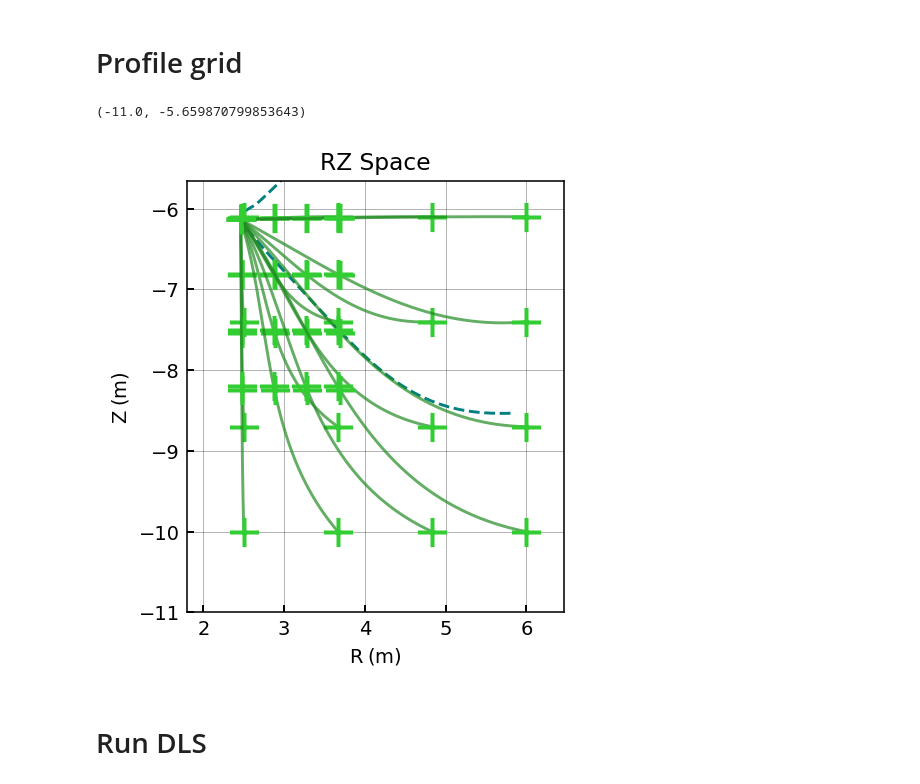
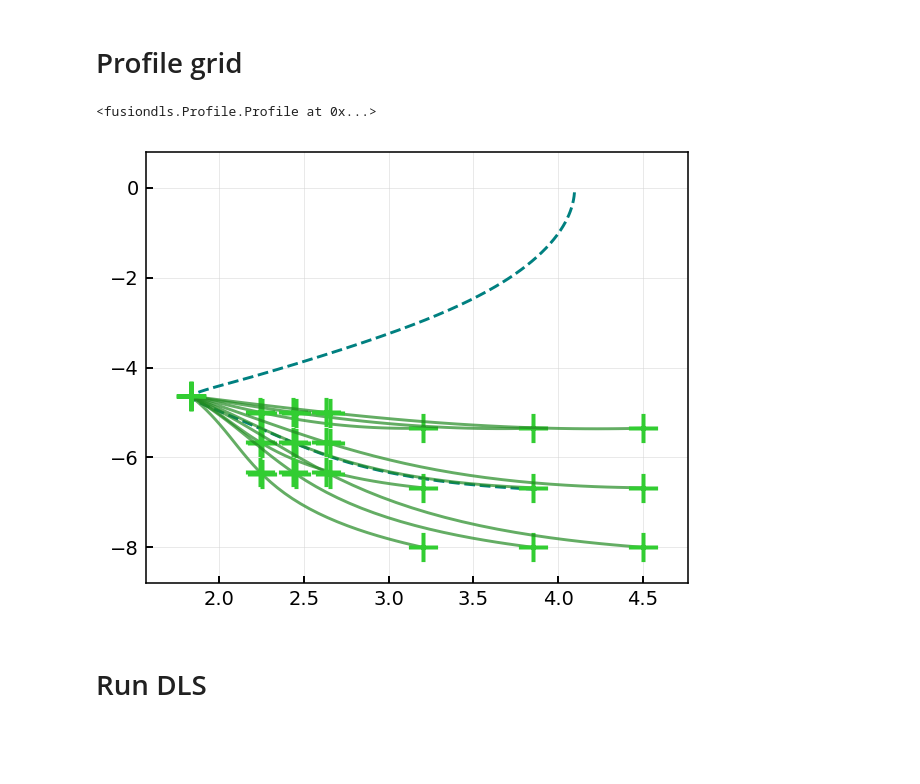
Before and after one commit to mikekryjak/notebooks, a Jupyter notebook: DLS/STEP/2024-09-10 - strikepoint optimisation plot.ipynb, the cells around one changed output. Drawn from its saved outputs; the diff is of its cells as text; code cells hidden in the pictures; blank space fills up the shorter version.

```diff
--- a/DLS/STEP/2024-09-10 - strikepoint optimisation plot.ipynb
+++ b/DLS/STEP/2024-09-10 - strikepoint optimisation plot.ipynb
@@ -56,0 +114,3 @@ for case in balance_paths:
+# %%
+curves = {}
+T = np.linspace(0, 200, 1000)
@@ -56,0 +133,18 @@ for case in balance_paths:
+# %%
+curves["extracted_outer"] = {}
+curves["extracted_inner"] = {}
+
+for i in range(8):
+    curves["extracted_outer"][i] = store_slc[case].extract_cooling_curve("Ar", "outer_lower", sepadd = i, order = 10)
+    curves["extracted_inner"][i] = store_slc[case].extract_cooling_curve("Ar", "inner_lower", sepadd = i, order = 8)
+
+
+fig, axes = plt.subplots(1,2, figsize = (6,3))
+
+for i in [1,2,4]:
+
+    axes[0].plot(T, [curves["extracted_inner"][i](temp) for temp in T], label = i)
+    axes[1].plot(T, [curves["extracted_outer"][i](temp) for temp in T], label = i)
+
+for ax in axes:
+    ax.legend()
@@ -57,13 +273,16 @@ for case in balance_paths:
 # %% [markdown]
 # Profile grid
+# %%
+eqb["100MW_innerar_midplanepuff"]["outer_lower"][3]
+# %% [output]
+<fusiondls.Profile.Profile at 0x...>
 # %%
-
 from fusiondls.Profile import cord_spline
 
-p = eqb["SPR45"]["ol"]
+base_profile = eqb_alt['100MW_innerar_midplanepuff'][region][sepadd_select[region]]
 # p.plot_topology()
 
-self = p.copy()
+self = base_profile.copy()
 
 bounding_profiles = {}
 
@@ -99,45 +318,50 @@ def get_offsets_strike_point(pos, R_strike, Z_strike):
     cp["Zdist"] = (Z_Xpoint - cp["Z"]) / (Z_Xpoint - cp["Z"].iloc[-1])
     cp["Rnew"] = cp["R"] + strikeOffsetR * cp["Rdist"]
     cp["Znew"] = cp["Z"] + strikeOffsetZ * cp["Zdist"]
+    cp["offsetx"] = cp["Rdist"]
+    cp["offsety"] = cp["Zdist"]
 
 
     offsets = []
     for i, pos in enumerate(cp["pos"]):
         # controlPoints.loc[pos, "R"] = spl(pos)
         offsets.append(dict(
             pos = cp.loc[i, "pos"],
             xpos = cp.loc[i, "Rnew"],
-            ypos = cp.loc[i, "Znew"]))
+            ypos = cp.loc[i, "Znew"],
+            # offsetx = cp.loc[i, "offsetx"],
+            # offsety = cp.loc[i, "offsety"]
+            ))
     return offsets
 
-res = 4
-xpoints = np.linspace(2.5, 6, res)
-ypoints = np.linspace(-6.1, -10, res)
+res = 3
+xpoints = np.linspace(3.2, 4.5, res)
+ypoints = np.linspace(-5.35, -8, res)
 
 profiles = {}
 
 for x in xpoints:
     profiles[x] = {}
     for y in ypoints:
 
-        p2 = p.copy()
+        p2 = base_profile.copy()
         offsets = get_offsets_strike_point([1, 0.6, 0.59, 0], x, y)
         p2.offset_control_points(offsets)
         profiles[x][y] = p2
 
 fig, ax = plt.subplots()
 ax.plot(p["R"], p["Z"], ls = "--")
 
+
 for x in xpoints:
     for y in ypoints:
         profiles[x][y].plot_control_points(ax = ax)
 # bounding_profiles["left"].plot_control_points(ax = ax)
 
-ax.set_ylim(-11,None)
+# ax.set_ylim(-11,None)
 # plt.plot(p2["R_original"], p2["Z_original"])
 # %% [output]
-(-11.0, -5.659870799853643)
-[figure, old version]
+[figure, new version]
 # %% [markdown]
 # Run DLS
 # %%
```
Also changed, not shown: parts of 41 cells of this notebook, 14 other files.
